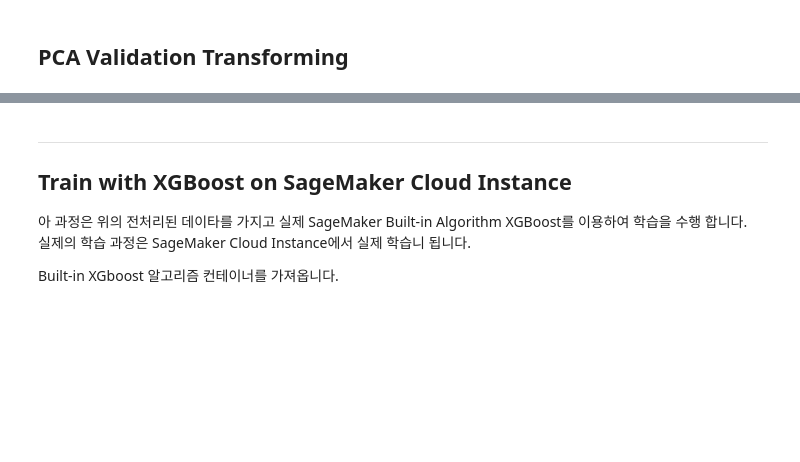
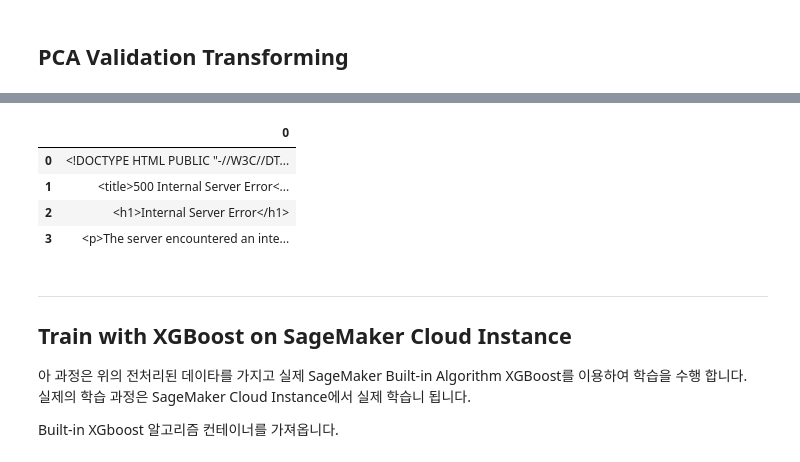
Before and after one commit to gonsoomoon-ml/churn-prediction-workshop2, a Jupyter notebook: practice_churn_script_byoc_pca/9.0.Logging-Make-Inference-Pipeline.ipynb, the cells around one changed output, grey strips where cells are left out. Cells and saved outputs as stored; diff of their text form; code cells hidden in the pictures; blank space fills up the shorter version.

```diff
--- a/practice_churn_script_byoc_pca/9.0.Logging-Make-Inference-Pipeline.ipynb
+++ b/practice_churn_script_byoc_pca/9.0.Logging-Make-Inference-Pipeline.ipynb
@@ -463,6 +538,8 @@ Waiting for transform job: pca-2020-08-12-13-03-55-609-2020-08-12-13-03-55-610
 # %%
-preprocessed_validation_path
-preprocessed_validation_path_file
-preproc_df = pd.read_csv(preprocessed_validation_path_file, header=None)
-num_cols = preproc_df.shape[1]
-num_cols
+import pandas as pd
+
+preprocessed_validation_path_file = '{}/validation.csv.out'.format(preprocessed_validation_path)
+pre_df = pd.read_csv(preprocessed_validation_path_file, header=None)
+print(pre_df.shape)
+num_cols = pre_df.shape[1]
+print("num_cols: ", num_cols)
@@ -471,27 +551,27 @@ num_cols
 
 instance_type = 'local'
 # instance_type = 'ml.m4.2xlarge'
-transform_train_output_path = 's3://{}/{}/{}/'.format(bucket, prefix, 'transformtrain-pca-train-output')
+transform_validation_output_path = 's3://{}/{}/{}/'.format(bucket, prefix, 'transformtrain-pca-validation-output')
 
 pca_model = pca_estimator.create_model(
     env={'TRANSFORM_MODE': 'feature-transform', 'LENGTH_COLS': str(num_cols)})
 
 # scikit_learn_inferencee_model 에서 Train Transformer 생성
-transformer_train = pca_model.transformer(
+transformer_validation = pca_model.transformer(
     instance_count=1,
     instance_type= instance_type,
     assemble_with = 'Line',
-    output_path = transform_train_output_path,
+    output_path = transform_validation_output_path,
     accept = 'text/csv')
 
 
 # Preprocess training input
-transformer_train.transform(preprocessed_train_path_file,
+transformer_validation.transform(preprocessed_validation_path_file,
                             content_type='text/csv',
                            )
 
-print('Waiting for transform job: ' + transformer_train.latest_transform_job.job_name)
-transformer_train.wait()
+print('Waiting for transform job: ' + transformer_validation.latest_transform_job.job_name)
+transformer_validation.wait()
 
-preprocessed_pca_train_path = transformer_train.output_path + transformer_train.latest_transform_job.job_name
-print(preprocessed_pca_train_path)
+preprocessed_pca_validation_path = transformer_validation.output_path + transformer_validation.latest_transform_job.job_name
+print(preprocessed_pca_validation_path)
@@ -498,3 +618,13 @@ print(preprocessed_pca_train_path)
+# %%
+preprocessed_pca_validation_path_file = '{}/validation.csv.out.out'.format(preprocessed_pca_validation_path)
+pca_val_preoc_df = pd.read_csv(preprocessed_pca_validation_path_file, header=None)
+pca_val_preoc_df.head()
+# %% [output]
+|  | 0 |
+| 0 | <!DOCTYPE HTML PUBLIC "-//W3C//DT... |
+| 1 | <title>500 Internal Server Error<... |
+| 2 | <h1>Internal Server Error</h1> |
+| 3 | <p>The server encountered an inte... |
 # %% [markdown]
 ---
 ## Train with XGBoost on SageMaker Cloud Instance
```
Also changed, not shown: parts of 32 cells of this notebook, 3 other files.
